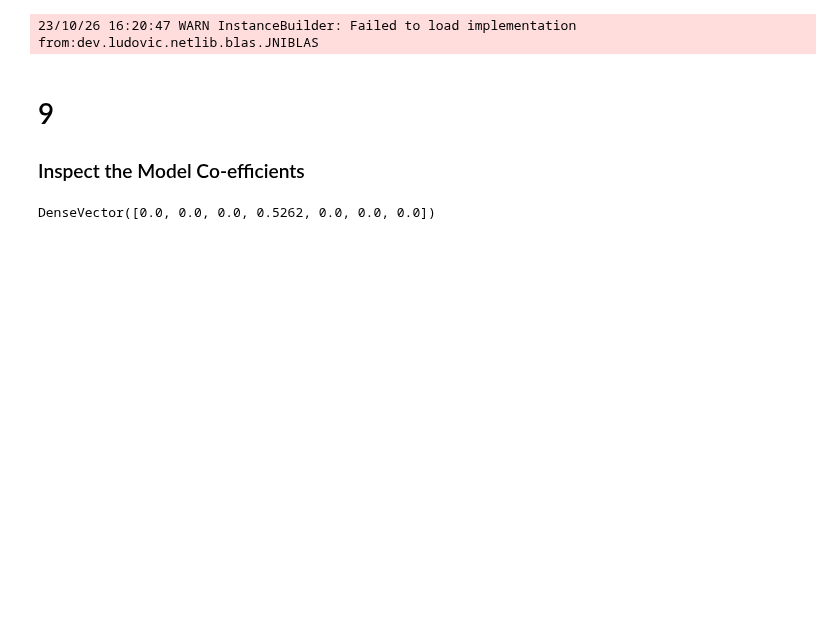
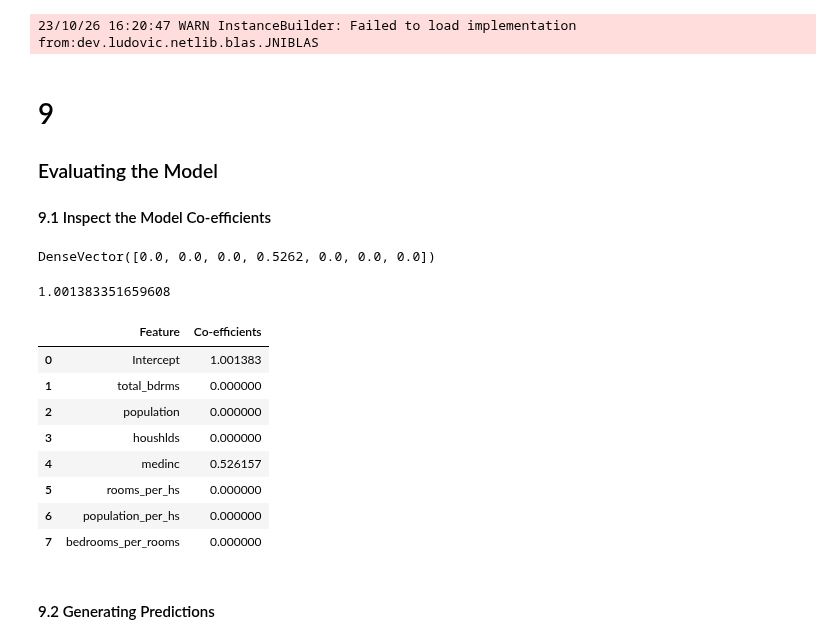
Before and after one commit to pyspark-apache/8--California-Housing, a Jupyter notebook: Predicting House Prices with Apache Spark.ipynb, the cells around one changed output. Cells and saved outputs as stored; diff of their text form; code cells hidden in the pictures; blank space fills up the shorter version.

```diff
--- a/Predicting House Prices with Apache Spark.ipynb
+++ b/Predicting House Prices with Apache Spark.ipynb
@@ -477,8 +477,30 @@ linearModel = lr.fit(train_data)
 23/10/26 16:20:47 WARN InstanceBuilder: Failed to load implementation from:dev.ludovic.netlib.blas.JNIBLAS
 # %% [markdown]
 # 9
-### Inspect the Model Co-efficients
+### Evaluating the Model
+#### 9.1 Inspect the Model Co-efficients
 # %%
 linearModel.coefficients
 # %% [output]
 DenseVector([0.0, 0.0, 0.0, 0.5262, 0.0, 0.0, 0.0])
+# %%
+linearModel.intercept
+# %% [output]
+1.001383351659608
+# %%
+coeff_df = pd.DataFrame({"Feature": ["Intercept"] + featureCols, "Co-efficients": np.insert(linearModel.coefficients.toArray(), 0, linearModel.intercept)})
+coeff_df = coeff_df[["Feature", "Co-efficients"]]
+# %%
+coeff_df
+# %% [output]
+|  | Feature | Co-efficients |
+| 0 | Intercept | 1.001383 |
+| 1 | total_bdrms | 0.000000 |
+| 2 | population | 0.000000 |
+| 3 | houshlds | 0.000000 |
+| 4 | medinc | 0.526157 |
+| 5 | rooms_per_hs | 0.000000 |
+| 6 | population_per_hs | 0.000000 |
+| 7 | bedrooms_per_rooms | 0.000000 |
+# %% [markdown]
+#### 9.2 Generating Predictions
```
Also changed, not shown: parts of 20 cells of this notebook, 11 other files.
